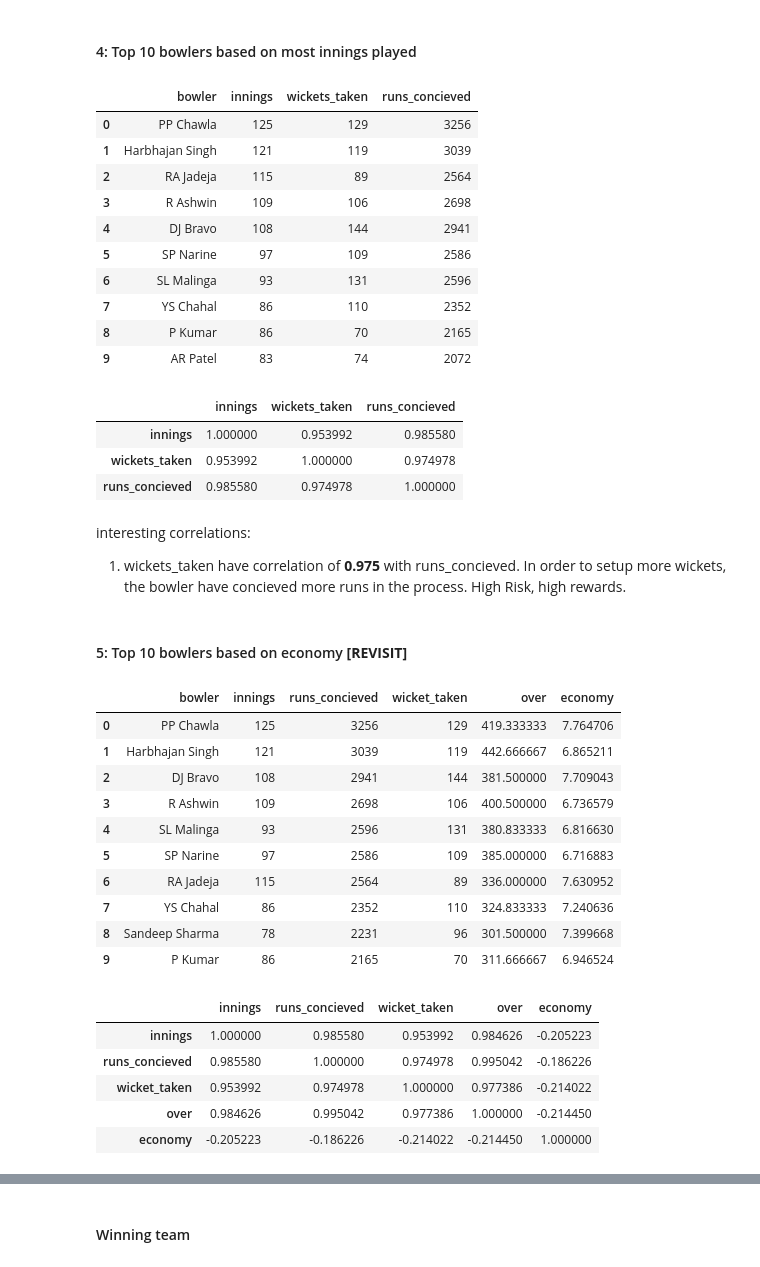
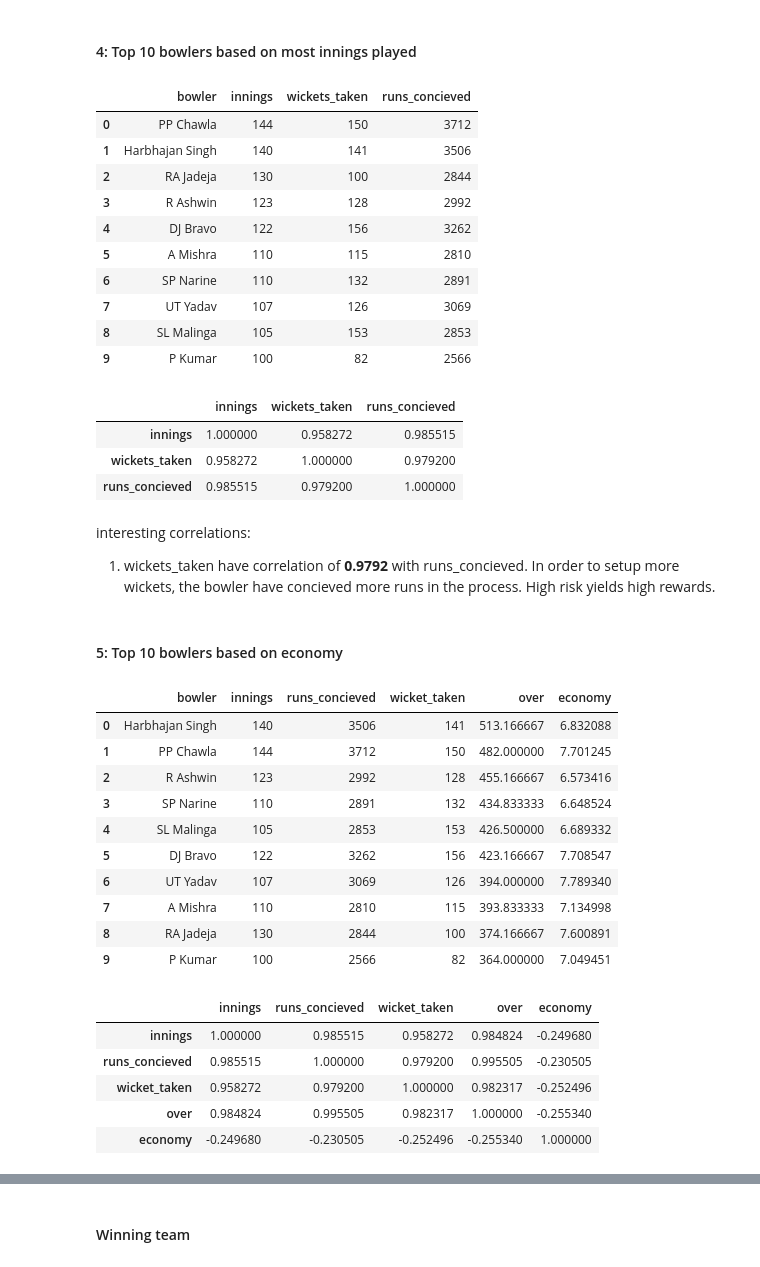
Before and after one commit to Rohanjos97/data-mining-asignments, a Jupyter notebook: IT496_Introduction_to Data_Mining _Lab Assignment_01.ipynb, the cells around one changed output, grey strips where cells are left out. Cells and saved outputs as stored; diff of their text form; code cells hidden in the pictures.

```diff
--- a/IT496_Introduction_to Data_Mining _Lab Assignment_01.ipynb
+++ b/IT496_Introduction_to Data_Mining _Lab Assignment_01.ipynb
@@ -14,7 +14,7 @@ import matplotlib.pyplot as plt
 %matplotlib inline
 # %%
 # read the csv data
-df= pd.read_csv("IPL Ball-by-Ball 2008-2020 - IPL Ball-by-Ball 2008-2020.csv")
+df= pd.read_csv("/content/IPL_data/IPL Ball-by-Ball 2008-2020 - IPL Ball-by-Ball 2008-2020.csv")
 
 # getting outline of the dataset
 df.head(3)
@@ -442,55 +443,55 @@ innings = df.groupby('bowler')[['id', 'is_wicket','batsman_runs']].agg(innings=(
 innings.sort_values(by='innings', ascending=False).head(10).reset_index()
 # %% [output]
 |  | bowler | innings | wickets_taken | runs_concieved |
-| 0 | PP Chawla | 125 | 129 | 3256 |
-| 1 | Harbhajan Singh | 121 | 119 | 3039 |
-| 2 | RA Jadeja | 115 | 89 | 2564 |
-| 3 | R Ashwin | 109 | 106 | 2698 |
-| 4 | DJ Bravo | 108 | 144 | 2941 |
-| 5 | SP Narine | 97 | 109 | 2586 |
-| 6 | SL Malinga | 93 | 131 | 2596 |
-| 7 | YS Chahal | 86 | 110 | 2352 |
-| 8 | P Kumar | 86 | 70 | 2165 |
-| 9 | AR Patel | 83 | 74 | 2072 |
+| 0 | PP Chawla | 144 | 150 | 3712 |
+| 1 | Harbhajan Singh | 140 | 141 | 3506 |
+| 2 | RA Jadeja | 130 | 100 | 2844 |
+| 3 | R Ashwin | 123 | 128 | 2992 |
+| 4 | DJ Bravo | 122 | 156 | 3262 |
+| 5 | A Mishra | 110 | 115 | 2810 |
+| 6 | SP Narine | 110 | 132 | 2891 |
+| 7 | UT Yadav | 107 | 126 | 3069 |
+| 8 | SL Malinga | 105 | 153 | 2853 |
+| 9 | P Kumar | 100 | 82 | 2566 |
 # %%
-wicket.corr()
+innings.corr()
 # %% [output]
 |  | innings | wickets_taken | runs_concieved |
-| innings | 1.000000 | 0.953992 | 0.985580 |
-| wickets_taken | 0.953992 | 1.000000 | 0.974978 |
-| runs_concieved | 0.985580 | 0.974978 | 1.000000 |
+| innings | 1.000000 | 0.958272 | 0.985515 |
+| wickets_taken | 0.958272 | 1.000000 | 0.979200 |
+| runs_concieved | 0.985515 | 0.979200 | 1.000000 |
 # %% [markdown]
 interesting correlations:
 
-1. wickets_taken have correlation of **0.975** with runs_concieved. In order to setup more wickets, the bowler have concieved more runs in the process. High Risk, high rewards.
+1. wickets_taken have correlation of **0.9792** with runs_concieved. In order to setup more wickets, the bowler have concieved more runs in the process. High risk yields high rewards.
 # %% [markdown]
-#### 5: Top 10 bowlers based on economy **[REVISIT]**
+#### 5: Top 10 bowlers based on economy
 # %%
 overs = df.groupby('bowler')[['id','batsman_runs', 'is_wicket','over']].agg(innings=('id', 'nunique'), runs_concieved=('batsman_runs', 'sum'), wicket_taken=('is_wicket', 'sum'), over=('over','count'))
 overs['over'] = overs['over']/6
 
 economy = overs
 economy['economy'] = (economy['runs_concieved']/(economy['over']))
 
-economy.sort_values(by ='runs_concieved',ascending =False).head(10).reset_index()
+economy.sort_values(by ='over',ascending =False).head(10).reset_index()
 # %% [output]
 |  | bowler | innings | runs_concieved | wicket_taken | over | economy |
-| 0 | PP Chawla | 125 | 3256 | 129 | 419.333333 | 7.764706 |
-| 1 | Harbhajan Singh | 121 | 3039 | 119 | 442.666667 | 6.865211 |
-| 2 | DJ Bravo | 108 | 2941 | 144 | 381.500000 | 7.709043 |
-| 3 | R Ashwin | 109 | 2698 | 106 | 400.500000 | 6.736579 |
-| 4 | SL Malinga | 93 | 2596 | 131 | 380.833333 | 6.816630 |
-| 5 | SP Narine | 97 | 2586 | 109 | 385.000000 | 6.716883 |
-| 6 | RA Jadeja | 115 | 2564 | 89 | 336.000000 | 7.630952 |
-| 7 | YS Chahal | 86 | 2352 | 110 | 324.833333 | 7.240636 |
-| 8 | Sandeep Sharma | 78 | 2231 | 96 | 301.500000 | 7.399668 |
-| 9 | P Kumar | 86 | 2165 | 70 | 311.666667 | 6.946524 |
+| 0 | Harbhajan Singh | 140 | 3506 | 141 | 513.166667 | 6.832088 |
+| 1 | PP Chawla | 144 | 3712 | 150 | 482.000000 | 7.701245 |
+| 2 | R Ashwin | 123 | 2992 | 128 | 455.166667 | 6.573416 |
+| 3 | SP Narine | 110 | 2891 | 132 | 434.833333 | 6.648524 |
+| 4 | SL Malinga | 105 | 2853 | 153 | 426.500000 | 6.689332 |
+| 5 | DJ Bravo | 122 | 3262 | 156 | 423.166667 | 7.708547 |
+| 6 | UT Yadav | 107 | 3069 | 126 | 394.000000 | 7.789340 |
+| 7 | A Mishra | 110 | 2810 | 115 | 393.833333 | 7.134998 |
+| 8 | RA Jadeja | 130 | 2844 | 100 | 374.166667 | 7.600891 |
+| 9 | P Kumar | 100 | 2566 | 82 | 364.000000 | 7.049451 |
 # %%
 economy.corr()
 # %% [output]
 |  | innings | runs_concieved | wicket_taken | over | economy |
-| innings | 1.000000 | 0.985580 | 0.953992 | 0.984626 | -0.205223 |
-| runs_concieved | 0.985580 | 1.000000 | 0.974978 | 0.995042 | -0.186226 |
-| wicket_taken | 0.953992 | 0.974978 | 1.000000 | 0.977386 | -0.214022 |
-| over | 0.984626 | 0.995042 | 0.977386 | 1.000000 | -0.214450 |
-| economy | -0.205223 | -0.186226 | -0.214022 | -0.214450 | 1.000000 |
+| innings | 1.000000 | 0.985515 | 0.958272 | 0.984824 | -0.249680 |
+| runs_concieved | 0.985515 | 1.000000 | 0.979200 | 0.995505 | -0.230505 |
+| wicket_taken | 0.958272 | 0.979200 | 1.000000 | 0.982317 | -0.252496 |
+| over | 0.984824 | 0.995505 | 0.982317 | 1.000000 | -0.255340 |
+| economy | -0.249680 | -0.230505 | -0.252496 | -0.255340 | 1.000000 |
```
Also changed, not shown: parts of 50 cells of this notebook.
